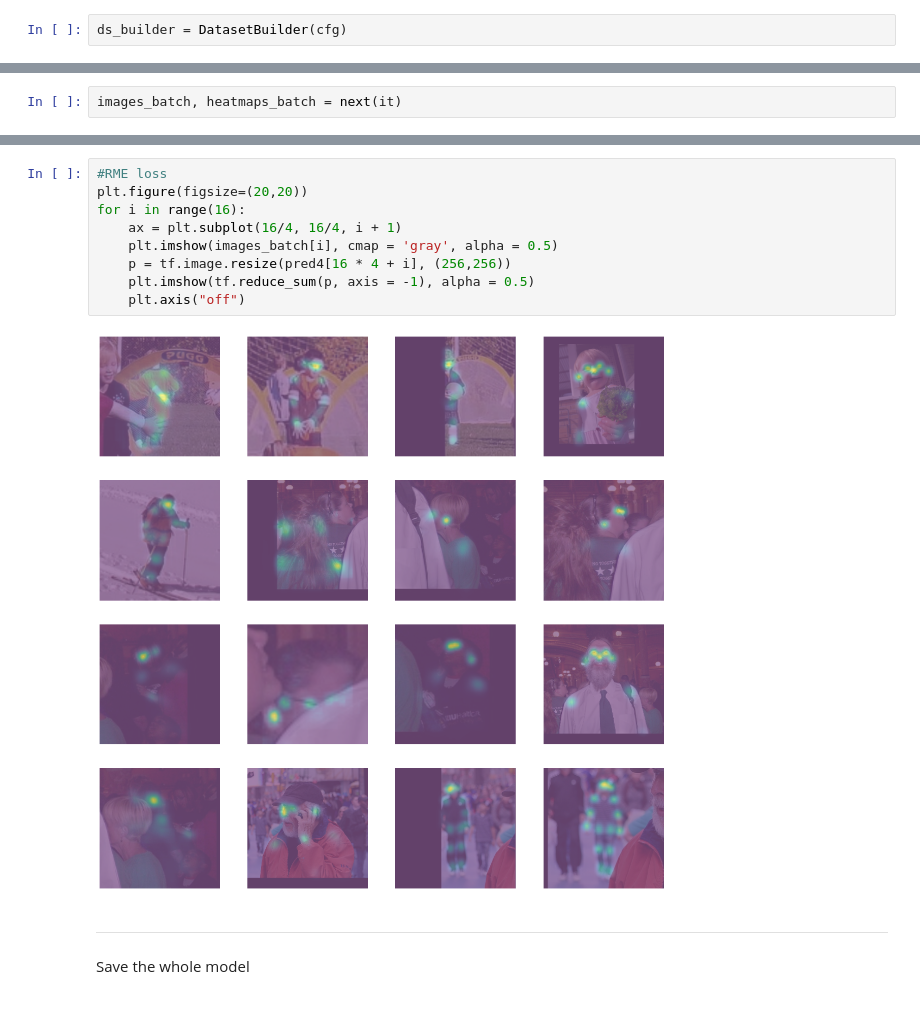
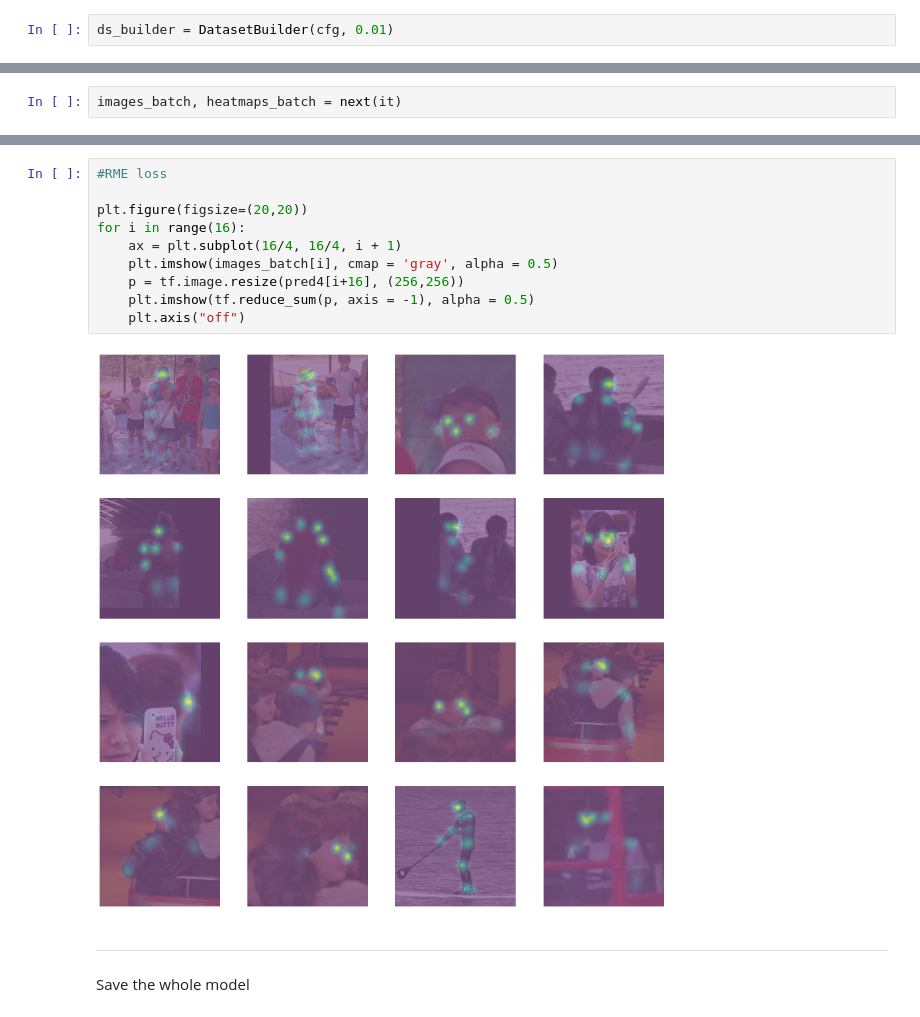
Before and after one commit to MindlessBoid/single-person-pose-estimation, a Jupyter notebook: Train.ipynb, the cells around one changed output, grey strips where cells are left out. Drawn from its saved outputs; the diff is of its cells as text.

```diff
--- a/Train.ipynb
+++ b/Train.ipynb
@@ -42,5 +42,5 @@ Dataset
 # %%
 from dataset_builder import DatasetBuilder
 # %%
-ds_builder = DatasetBuilder(cfg)
+ds_builder = DatasetBuilder(cfg, 0.01)
 # %% [output]
@@ -292,14 +195,15 @@ for i in range(16):
 # %%
 #RME loss
+
 plt.figure(figsize=(20,20))
 for i in range(16):
     ax = plt.subplot(16/4, 16/4, i + 1)
     plt.imshow(images_batch[i], cmap = 'gray', alpha = 0.5)
-    p = tf.image.resize(pred4[16 * 4 + i], (256,256))
+    p = tf.image.resize(pred4[i+16], (256,256))
     plt.imshow(tf.reduce_sum(p, axis = -1), alpha = 0.5)
     plt.axis("off")
 # %% [output]
-[figure, old version]
+[figure, new version]
 # %% [markdown]
 
 
```
Also changed, not shown: parts of 30 cells of this notebook, 11 other files.
